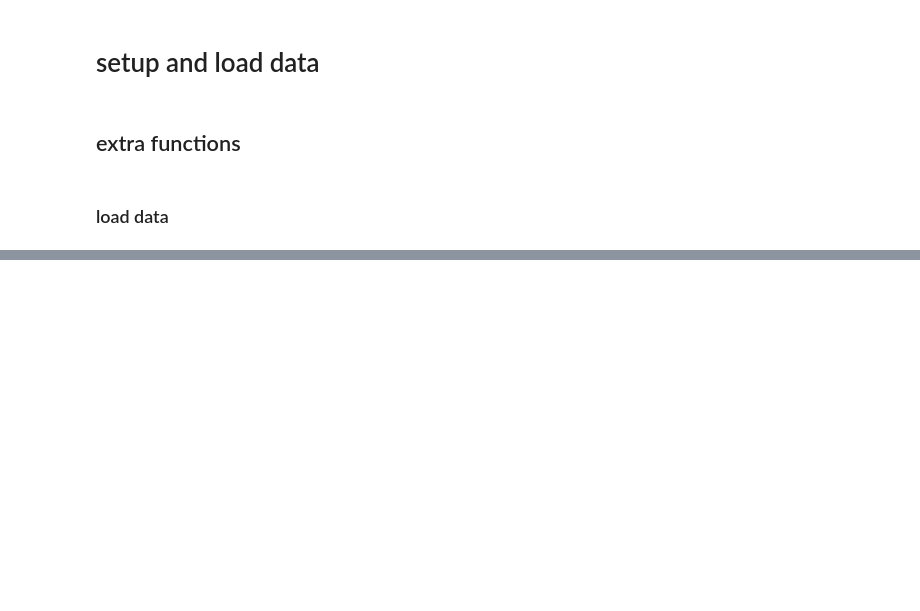
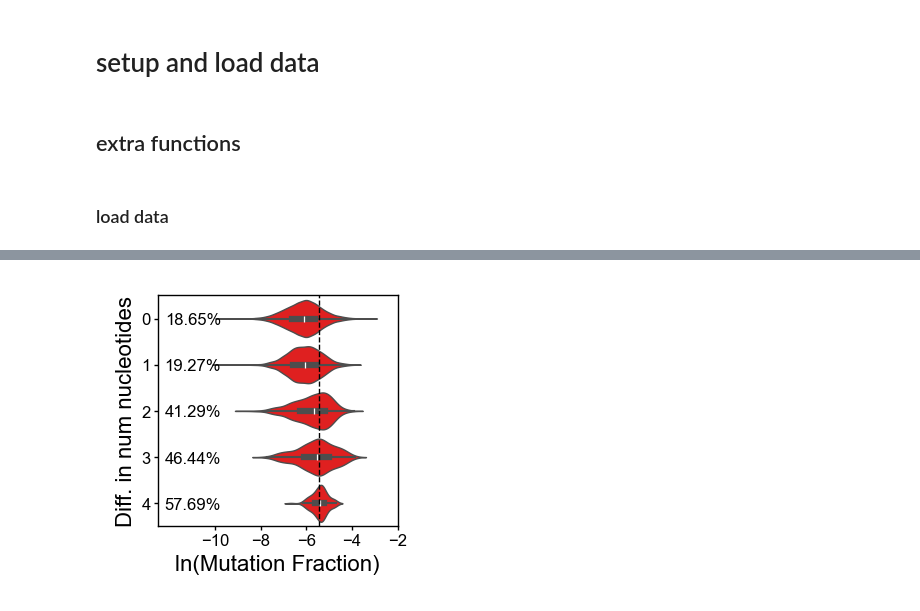
Before and after one commit to YesselmanLabPublications/2025_char_3d_struct_features, a Jupyter notebook: notebooks/figures/figure_3.ipynb, the cells around one changed output, grey strips where cells are left out. Drawn from its saved outputs; the diff is of its cells as text; code cells hidden in the pictures; blank space fills up the shorter version.

```diff
--- a/notebooks/figures/figure_3.ipynb
+++ b/notebooks/figures/figure_3.ipynb
@@ -111,0 +141,19 @@ format_small_plot(ax)
+# %%
+df_pos = df_wc.query("r_nuc == 'A'").copy()
+df_pos["side_diff"] = [
+    abs(int(x.split("x")[0]) - int(x.split("x")[1])) for x in df_pos["m_token"]
+]
+df_pos["side_diff"] = df_pos["side_diff"].astype(str)
+df_pos.sort_values("side_diff", inplace=True, ascending=True)
+fig, ax = plt.subplots(figsize=(2.0, 1.5), dpi=200)
+plot_violins_w_percent(
+    df_pos, "ln_r_data", "side_diff", text_offset=0.75, color="red", ax=ax
+)
+ax.set_xlim(-12.5, -3)
+ax.set_xticks([-10, -8, -6, -4, -2])
+ax.set_xlabel("ln(Mutation Fraction)", labelpad=2)
+ax.set_ylabel("Diff. in num nucleotides", labelpad=2)
+format_small_plot(ax)
+plt.savefig("pngs/figure_3d.png", dpi=600)
+# %% [output]
+[figure, added]
```
Also changed, not shown: parts of 11 cells of this notebook, 10 other files.
